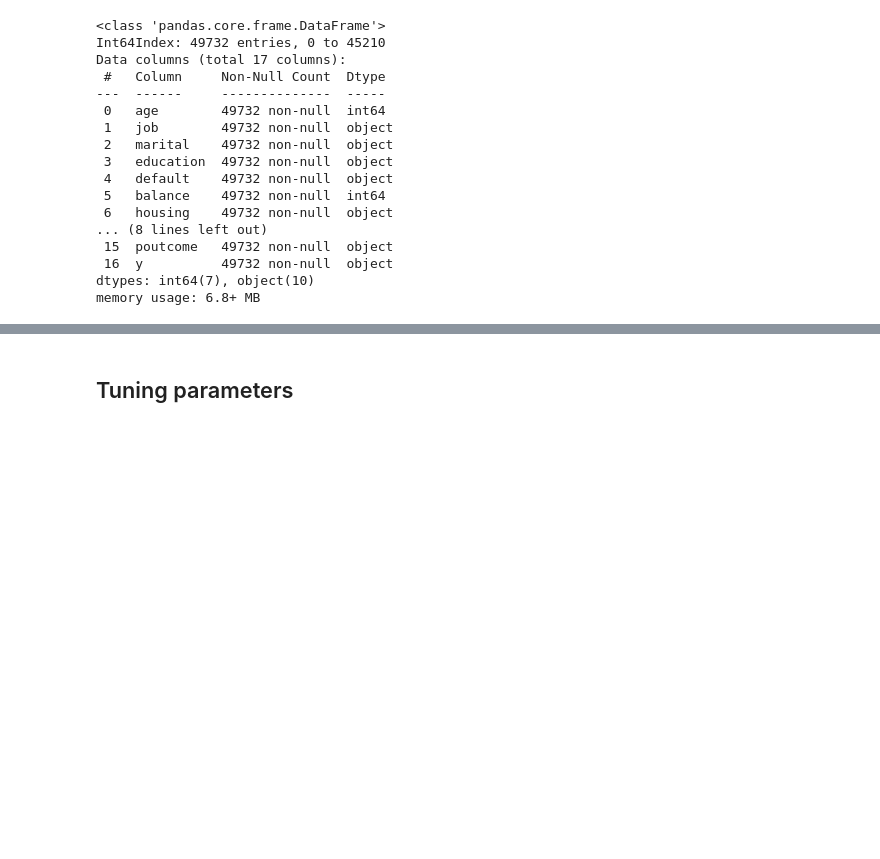
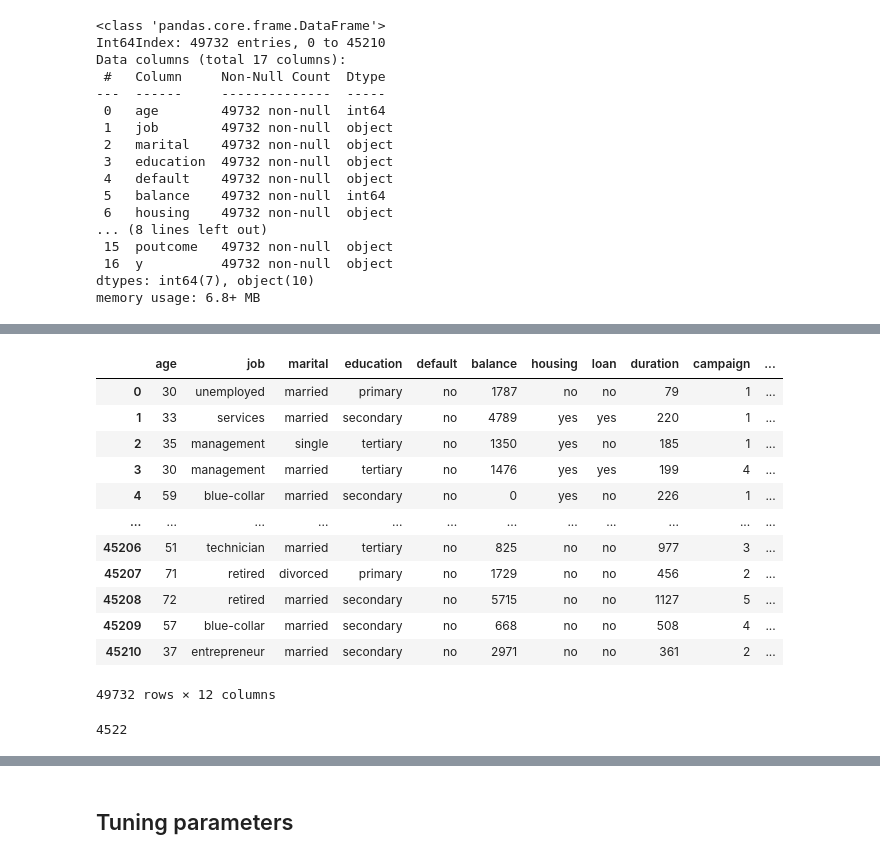
Before and after one commit to grappeefruitt/schulich_data_science, a Jupyter notebook: Fall 2023/assignment1.ipynb, the cells around one changed output, grey strips where cells are left out. Saved outputs shown, nothing was run; the diff lists cells and outputs as text; code cells hidden in the pictures; blank space fills up the shorter version.

```diff
--- a/Fall 2023/assignment1.ipynb
+++ b/Fall 2023/assignment1.ipynb
@@ -78,0 +96,17 @@ df.isnull().sum()
+# %%
+# drop columns
+df.drop(['contact','day','month','pdays','poutcome'], axis=1)
+# %% [output]
+|  | age | job | marital | education | default | balance | housing | loan | duration | campaign | ... |
+| 0 | 30 | unemployed | married | primary | no | 1787 | no | no | 79 | 1 | ... |
+| 1 | 33 | services | married | secondary | no | 4789 | yes | yes | 220 | 1 | ... |
+| 2 | 35 | management | single | tertiary | no | 1350 | yes | no | 185 | 1 | ... |
+| 3 | 30 | management | married | tertiary | no | 1476 | yes | yes | 199 | 4 | ... |
+| 4 | 59 | blue-collar | married | secondary | no | 0 | yes | no | 226 | 1 | ... |
+| ... | ... | ... | ... | ... | ... | ... | ... | ... | ... | ... | ... |
+| 45206 | 51 | technician | married | tertiary | no | 825 | no | no | 977 | 3 | ... |
+| 45207 | 71 | retired | divorced | primary | no | 1729 | no | no | 456 | 2 | ... |
+| 45208 | 72 | retired | married | secondary | no | 5715 | no | no | 1127 | 5 | ... |
+| 45209 | 57 | blue-collar | married | secondary | no | 668 | no | no | 508 | 4 | ... |
+| 45210 | 37 | entrepreneur | married | secondary | no | 2971 | no | no | 361 | 2 | ... |
+49732 rows × 12 columns
@@ -78,0 +115,5 @@ df.isnull().sum()
+# %%
+num_duplicate_rows = duplicate_rows.sum()
+num_duplicate_rows
+# %% [output]
+4522
```
Also changed, not shown: parts of 19 cells of this notebook.
